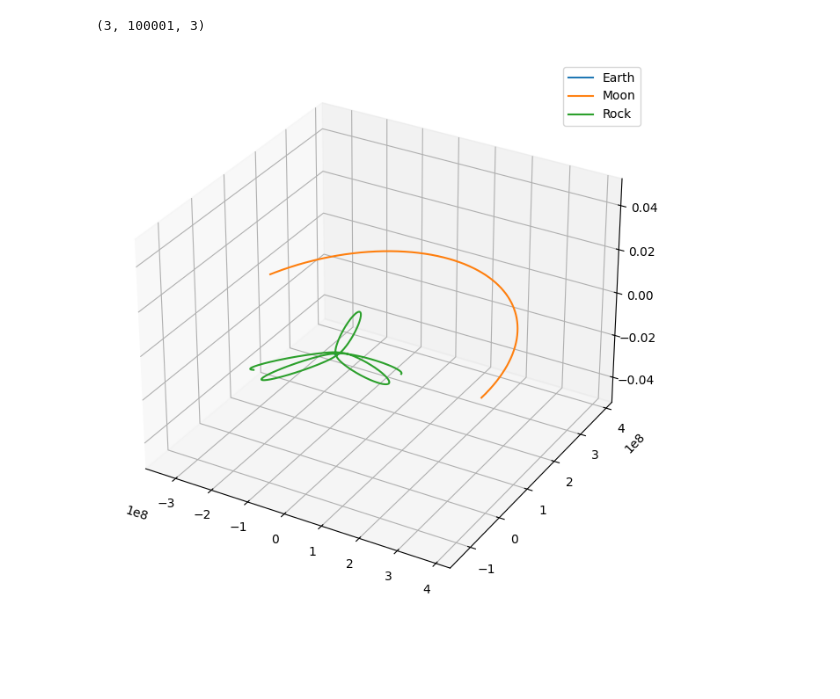
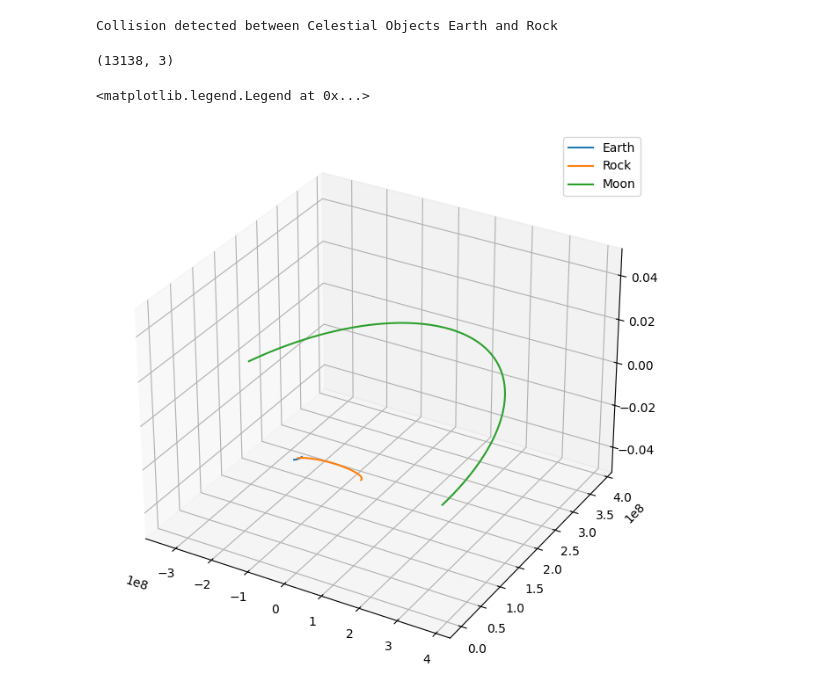
Before and after one commit to Sats2/cosmicBallet, a Jupyter notebook: src/cosmicBallet/three_body_test.ipynb, the cells around one changed output. Cells and saved outputs as stored; diff of their text form; code cells hidden in the pictures; blank space fills up the shorter version.

```diff
--- a/src/cosmicBallet/three_body_test.ipynb
+++ b/src/cosmicBallet/three_body_test.ipynb
@@ -3,7 +4,9 @@ from CelestialObjects import Planets
 from NBodySimulator import Simulator
 import numpy as np
 # %%
-Earth = Planets(name="Earth", mass=5.972e24, init_position=[0,0,0], init_velocity=[0,0,0], radius=6.4e6, planet_type="Rocky", planet_contour="Earth-like")
-Moon = Planets(name="Moon", mass=7.348e22, init_position=[3.844e8, 0, 0], init_velocity=[0, 1022.0, 0], radius=1e5, planet_type="Rocky", planet_contour="Mars-like")
-Rock = Planets(name="Rock", mass=1e12, radius=1e3, init_position=[1.76e8,0,0], init_velocity=[0, 198.0, 0], planet_contour="Earth-like", planet_type="Rocky")
+materials = MaterialProperty(material_list=["silicates"], material_fraction=[1])
+material = materials.planet_material_property()
+Earth = Planets(name="Earth", mass=5.972e24, init_position=[0,0,0], init_velocity=[0,0,0], radius=6.4e6, planet_type="Rocky", planet_contour="Earth-like", material_property=material)
+Moon = Planets(name="Moon", mass=7.348e22, init_position=[3.844e8, 0, 0], init_velocity=[0, 1022.0, 0], radius=1e5, planet_type="Rocky", planet_contour="Mars-like", material_property=material)
+Rock = Planets(name="Rock", mass=1e12, radius=1e3, init_position=[1.76e8,0,0], init_velocity=[0, 198.0, 0], planet_contour="Earth-like", planet_type="Rocky", material_property=material)
 # %%
@@ -11,2 +14,4 @@ simulation = Simulator(celestial_bodies=[Earth, Moon, Rock], method="Hamiltonian
 # %%
-simulation.solve()
+simulation.solve(simulation_method="Lagrangian", solver="Euler")
+# %% [output]
+Collision detected between Celestial Objects Earth and Rock
@@ -15,4 +18,8 @@ x = np.array(simulation.positions)
+# %%
+x = np.array(Earth.trajectory)
+y = np.array(Rock.trajectory)
+z = np.array(Moon.trajectory)
 # %%
-x.shape
+y.shape
 # %% [output]
-(3, 100001, 3)
+(13138, 3)
@@ -23,13 +26,13 @@ roc = x[2]
 # %%
 import matplotlib.pyplot as plt
 
 fig = plt.figure(figsize=(10,8))
 ax = fig.add_subplot(111, projection="3d")
 
-ax.plot(ear[:,0], ear[:,1], ear[:,2], label="Earth")
-ax.plot(mon[:,0], mon[:,1], mon[:,2], label="Moon")
-ax.plot(roc[:,0], roc[:,1], roc[:,2], label="Rock")
+ax.plot(x[:,0], x[:,1], x[:,2], label="Earth")
+ax.plot(y[:,0], y[:,1], y[:,2], label="Rock")
+ax.plot(z[:,0], z[:,1], z[:,2], label="Moon")
 plt.legend()
-plt.show()
 # %% [output]
+<matplotlib.legend.Legend at 0x...>
-[figure, old version]
+[figure, new version]
```
Also changed, not shown: parts of 4 cells of this notebook, 5 other files.
